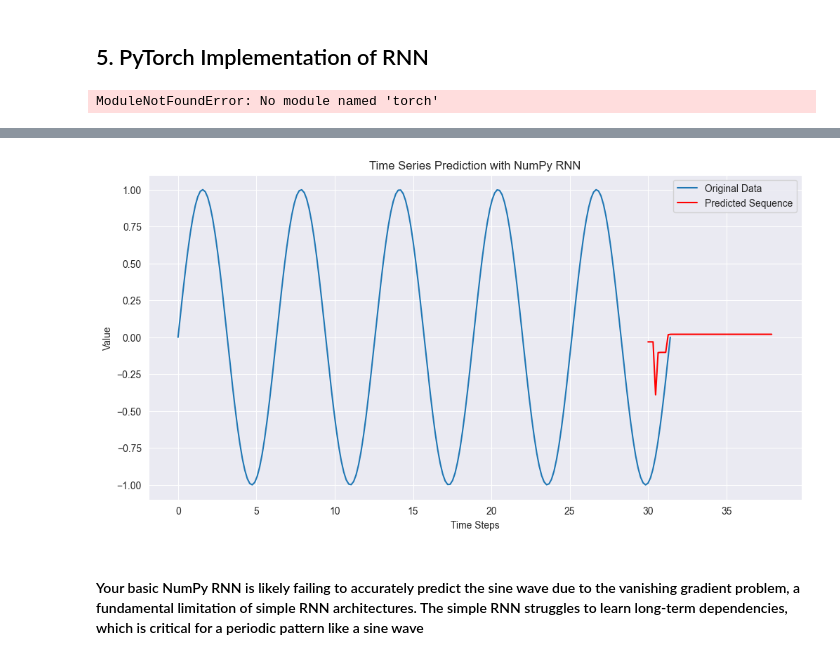
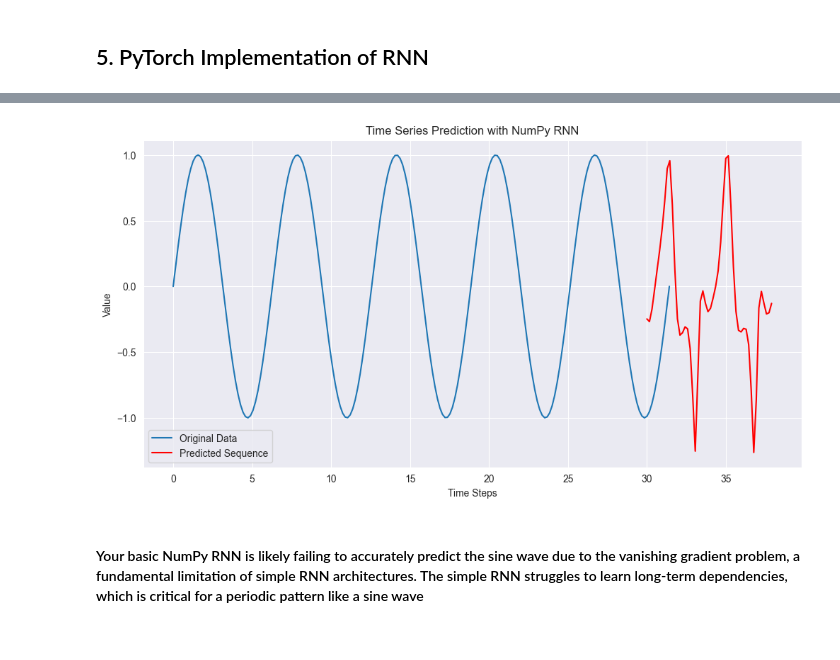
Before and after one commit to ShwetaRajput08/Machine-Learning-for-Intelligent-System, a Jupyter notebook: RNN_from_scratch.ipynb, the cells around one changed output, grey strips where cells are left out. Drawn from its saved outputs; the diff is of its cells as text; code cells hidden in the pictures.

```diff
--- a/RNN_from_scratch.ipynb
+++ b/RNN_from_scratch.ipynb
@@ -152,47 +152,6 @@ Epoch 60, Loss: 0.0282
 Epoch 80, Loss: 0.0277
 # %% [markdown]
 ## 5. PyTorch Implementation of RNN
-# %%
-
-import torch
-import torch.nn as nn
-import torch.optim as optim
-
-class TorchRNN(nn.Module):
-    def __init__(self, d_in=1, d_h=32, d_out=1):
-        super().__init__()
-        self.rnn = nn.RNN(d_in, d_h, batch_first=True, nonlinearity='tanh')
-        self.fc  = nn.Linear(d_h, d_out)
-
-    def forward(self, x):
-        out, _ = self.rnn(x)
-        y = self.fc(out)
-        return y
-
-def create_dataset(seq_len=20, num=100):
-    X, Y = [], []
-    for start in torch.linspace(0, 2*math.pi, num):
-        xs = torch.sin(start + 0.1 * torch.arange(seq_len))
-        ys = torch.sin(start + 0.1 * (torch.arange(seq_len) + 1))
-        X.append(xs.unsqueeze(-1))
-        Y.append(ys.unsqueeze(-1))
-    return torch.stack(X).float(), torch.stack(Y).float()
-
-X, Y = create_dataset(20, 100)
-model = TorchRNN(d_in=1, d_h=32, d_out=1)
-opt = optim.Adam(model.parameters(), lr=0.01)
-loss_fn = nn.MSELoss()
-
-for epoch in range(100):
-    opt.zero_grad()
-    y_pred = model(X)
-    loss = loss_fn(y_pred, Y)
-    loss.backward()
-    opt.step()
-    if epoch % 20 == 0:
-        print(f"Epoch {epoch}, Loss: {loss.item():.4f}")
-# %% [output]
-ModuleNotFoundError: No module named 'torch'
 # %%
 import numpy as np
 import matplotlib.pyplot as plt
@@ -350,7 +309,7 @@ if __name__ == '__main__':
     # The training loop requires input sequences and corresponding target values.
     # The example needs to be restructured to feed individual sequences.
     print("Starting training...")
-    epochs = 2000
+    epochs = 200
     learning_rate = 0.001
 
     for epoch in range(epochs):
@@ -434,6 +381,6 @@ Epoch: 1900, Avg Loss: 0.452721
 
 Training complete. Making predictions...
-[figure, old version]
+[figure, new version]
 # %% [markdown]
 #### Your basic NumPy RNN is likely failing to accurately predict the sine wave due to the vanishing gradient problem, a fundamental limitation of simple RNN architectures. The simple RNN struggles to learn long-term dependencies, which is critical for a periodic pattern like a sine wave
 # %%
```
Also changed, not shown: parts of 22 cells of this notebook.
